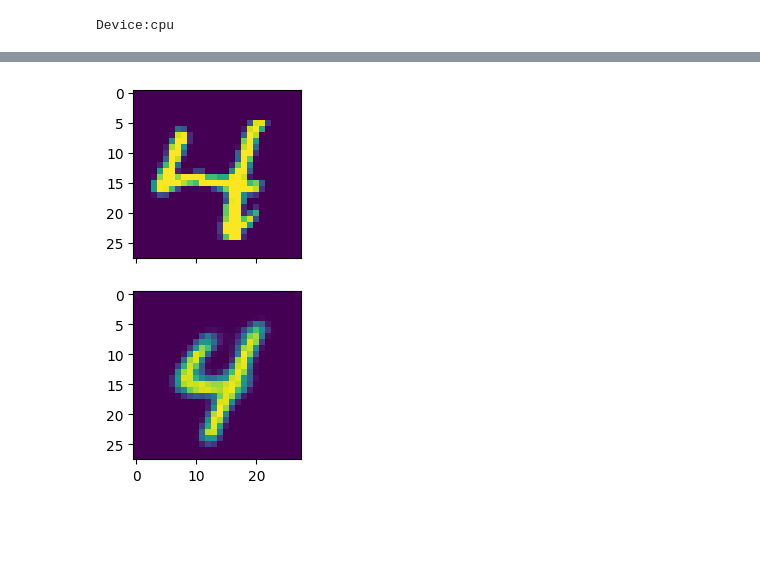
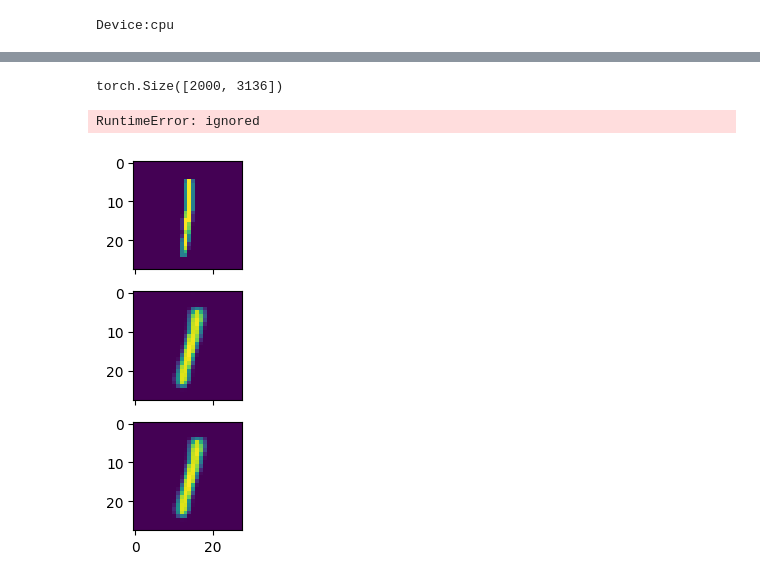
Before and after one commit to DimitrisMitroulis/NN-Projects, a Jupyter notebook: Autoencoders/Variational Autoencoders (VAEs)/cVAE_train-eval.ipynb, the cells around one changed output, grey strips where cells are left out. Drawn from its saved outputs; the diff is of its cells as text; code cells hidden in the pictures; blank space fills up the shorter version.

Commit message:
bug fix?, model works now

```diff
--- a/Autoencoders/Variational Autoencoders (VAEs)/cVAE_train-eval.ipynb
+++ b/Autoencoders/Variational Autoencoders (VAEs)/cVAE_train-eval.ipynb
@@ -377,7 +374,7 @@ class VAE(nn.Module):
 
 
     def encoder(self, x, c):
-        #c = self.e_emb(c)
+        #c = self.d_emb(c)
         #c = self.e_emb_fc(c)
         #c = c.view(-1, 1, 28, 28)
         #x = torch.cat((x, c), 1)
@@ -387,6 +384,7 @@ class VAE(nn.Module):
         x = F.leaky_relu(self.e_conv3(x))
         x = self.e_conv4(x)
         x = self.flatten(x)
+        x = x.view(-1)
         return x
 
 
@@ -415,9 +413,15 @@ class VAE(nn.Module):
         encoded = self.reparameterize(z_mean, z_log_var)
         return encoded
 
+    def reparam(self,mu,log_var):
+        std = torch.exp(0.5*log_var)
+        eps = torch.rand_like(std)
+        z = mu+ eps*std
+
     def reparameterize(self, z_mu, z_log_var):
-        eps = torch.randn(z_mu.size(0), z_mu.size(1)).to(z_mu.get_device())
-        z = z_mu + eps * torch.exp(z_log_var/2.)
+        std = torch.exp(0.5*z_log_var)
+        eps = torch.rand_like(std).to(device)
+        z = z_mu + eps * std
         return z
 
     def forward(self, x, c):
@@ -427,34 +431,25 @@ class VAE(nn.Module):
         decoded = self.decoder(encoded,c)
         return encoded, z_mean, z_log_var, decoded
 # %%
-# %% Loss func
+# %% Instantiate model, loss func, optimizer
 
 model = VAE()
 
 # Validation using MSE Loss function
 loss_function = nn.MSELoss(reduction='none')
-
 optimizer = torch.optim.Adam(model.parameters(), lr=LR, betas=(B1 ,B2))
 
 if torch.cuda.is_available():
-    model.cuda()
-    loss_function.cuda()
+    model = model.cuda()
+    loss_function = loss_function.cuda()
 # %%
 # %%Train Model
-
-if 'numbered_images' not in locals():
-   #numbered_images = get_numbered_images()
-   pass
-
-
-
 
 if torch.cuda.is_available():
     model = model.to(memory_format=torch.channels_last)
     loss_function.to(device)
     model.train()
     torch.backends.cudnn.benchmark = True
-
 
 
 logging_interval = 10
@@ -466,9 +461,7 @@ kl_div = 0
 iter = 0
 alpha = 1
 
-if torch.cuda.is_available():
-    model.cuda()
-    loss_function.cuda()
+
 
 for epoch in range(4):
     #st = time.time()
@@ -479,8 +472,10 @@ for epoch in range(4):
 
         # set gradients to zero
         optimizer.zero_grad()
+        encoded, z_mean, z_log_var, decoded = model(imgs,labels)
+        print("imgs: ",imgs.shape)
+        print("labels: ",labels.shape)
 
-        encoded, z_mean, z_log_var, decoded = model(imgs,labels)
 
         # Total Loss = Recon_loss + KLDivergence
         kl_div = -0.5 * torch.sum(1 + z_log_var
@@ -496,8 +491,6 @@ for epoch in range(4):
 
         loss = alpha*recon_loss + kl_div
         loss.backward()
-
-
         optimizer.step()  # Updates Weights
 
         loss_item = loss.item()
@@ -510,7 +503,6 @@ for epoch in range(4):
         if iter % logging_interval == 0:
             print('[%d/%d][%d/%d]\t, LOSS:%.4f (recon_loss : %.4f, kl_loss = %.6f'
                   %(epoch, NUM_EPOCHS, batch, len(train_loader), loss_item, recon_loss_item, kl_div_item))
-            #plot_numberred_images(iter*BATCH_SIZE,numbered_images)
 
 
         losses.append(loss_item)
@@ -518,11 +510,9 @@ for epoch in range(4):
         recon_losses.append(recon_loss_item)
 
         iter +=1
-
-#plot_many_images()
-#plot_losses()
-#print('----------------------RESTARTING--------------------')
-#print(time.time()-st)
+# %% [output]
+torch.Size([2000, 3136])
+RuntimeError: ignored
 # %%
 # %% Save Model
 checkpoint = {STATE_DICT : model.state_dict(),
@@ -537,35 +527,33 @@ losses,kl_losses,recon_losses = load_checkpoint(torch.load("cVAE4.pth.tar",map_l
 # %%
 # %% print reconstructed image vs generated image
 if 'numbered_images' not in locals():
     numbered_images = get_numbered_images()
 
 torch.device = device
 model = model.to(device)
 
-c = 4
+c = 1
 with torch.no_grad():
-    fig, axes = plt.subplots(nrows=2, ncols=1, sharex=True, sharey=True)
+    fig, axes = plt.subplots(nrows=3, ncols=1, sharex=True, sharey=True)
     #for batch_idx, (images, labels) in enumerate(example_loader):
 
-    c = torch.tensor(c, dtype=torch.int64)#.to(device)
-    c1 = torch.tensor(4, dtype=torch.int64)#.to(device)
-    latent = torch.rand_like(torch.Tensor(20))#.to(device)
+    c = torch.tensor(c, dtype=torch.int64).to(device)
+    latent = torch.rand_like(torch.Tensor(20)).to(device)
+    img = numbered_images[c].to(device)
 
 
-    decoded = model.decoder(latent,c).detach()#.to(device)
 
-    #_, _, _, decoded2 = model(numbered_images[c.item()],c)
-    #enc = model.encoding_fn(numbered_images[c.item()][None, :],c1)
-    #enc = model.decoder(enc,c)
-    #enc = enc.detach().to(device)
+    decoded = model.decoder(latent,c).detach().cpu()
+    #recon = model()
 
     #image from dataset
     axes[0].imshow(numbered_images[c.item()][None, :].view((28, 28)))
 
-    #reconstructed
-    #axes[1].imshow(decoder2.view((28, 28)))
-
     #image from decoder, caption
     axes[1].imshow(decoded.view((28, 28)))
+
+    #reconstructed_image
+    x = model(img, c)[3]
+    axes[2].imshow(decoded.view((28, 28)))
 # %% [output]
-[figure, old version]
+[figure, new version]
```
Also changed, not shown: parts of 7 cells of this notebook.
